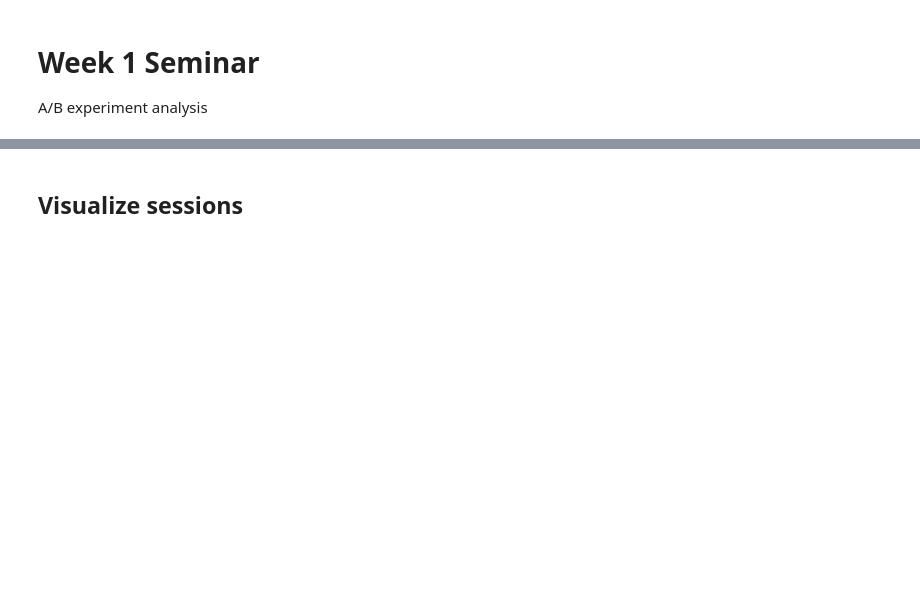
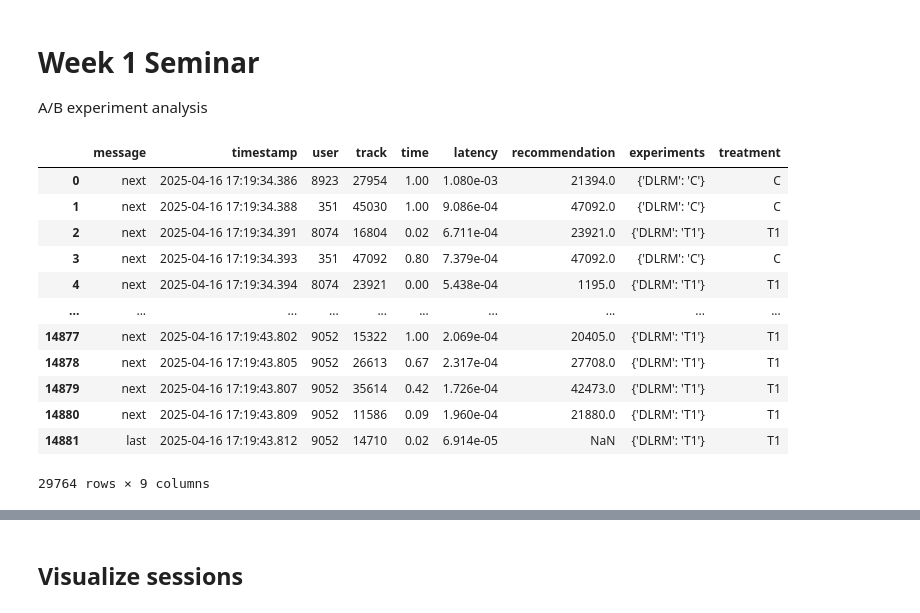
Before and after one commit to pagaf/recsys-course-spring-2025, a Jupyter notebook: jupyter/Week1Seminar.ipynb, the cells around one changed output, grey strips where cells are left out. Saved outputs shown, nothing was run; the diff lists cells and outputs as text; code cells hidden in the pictures; blank space fills up the shorter version.

```diff
--- a/jupyter/Week1Seminar.ipynb
+++ b/jupyter/Week1Seminar.ipynb
@@ -25,6 +25,22 @@ data = pd.concat([
 ])
 
 data["treatment"] = data["experiments"].map(lambda experiments: experiments[experiment])
+# %%
+data
+# %% [output]
+|  | message | timestamp | user | track | time | latency | recommendation | experiments | treatment |
+| 0 | next | 2025-04-16 17:19:34.386 | 8923 | 27954 | 1.00 | 1.080e-03 | 21394.0 | {'DLRM': 'C'} | C |
+| 1 | next | 2025-04-16 17:19:34.388 | 351 | 45030 | 1.00 | 9.086e-04 | 47092.0 | {'DLRM': 'C'} | C |
+| 2 | next | 2025-04-16 17:19:34.391 | 8074 | 16804 | 0.02 | 6.711e-04 | 23921.0 | {'DLRM': 'T1'} | T1 |
+| 3 | next | 2025-04-16 17:19:34.393 | 351 | 47092 | 0.80 | 7.379e-04 | 47092.0 | {'DLRM': 'C'} | C |
+| 4 | next | 2025-04-16 17:19:34.394 | 8074 | 23921 | 0.00 | 5.438e-04 | 1195.0 | {'DLRM': 'T1'} | T1 |
+| ... | ... | ... | ... | ... | ... | ... | ... | ... | ... |
+| 14877 | next | 2025-04-16 17:19:43.802 | 9052 | 15322 | 1.00 | 2.069e-04 | 20405.0 | {'DLRM': 'T1'} | T1 |
+| 14878 | next | 2025-04-16 17:19:43.805 | 9052 | 26613 | 0.67 | 2.317e-04 | 27708.0 | {'DLRM': 'T1'} | T1 |
+| 14879 | next | 2025-04-16 17:19:43.807 | 9052 | 35614 | 0.42 | 1.726e-04 | 42473.0 | {'DLRM': 'T1'} | T1 |
+| 14880 | next | 2025-04-16 17:19:43.809 | 9052 | 11586 | 0.09 | 1.960e-04 | 21880.0 | {'DLRM': 'T1'} | T1 |
+| 14881 | last | 2025-04-16 17:19:43.812 | 9052 | 14710 | 0.02 | 6.914e-05 | NaN | {'DLRM': 'T1'} | T1 |
+29764 rows × 9 columns
 # %%
 data.groupby("treatment").count()
 # %% [output]
```
Also changed, not shown: parts of 6 cells of this notebook, 25 other files.
